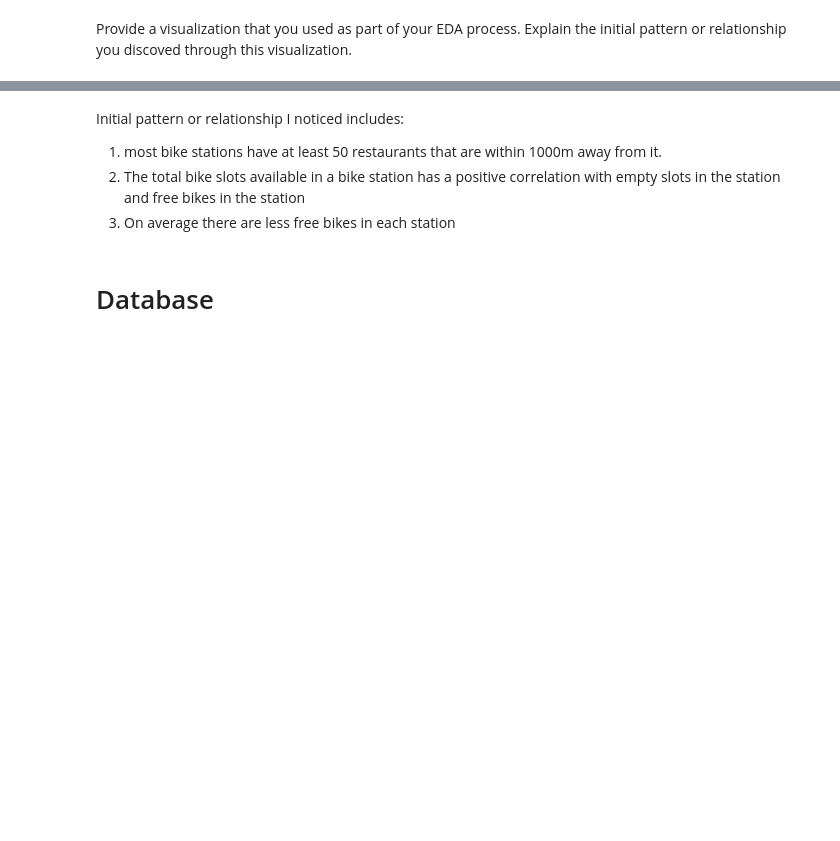
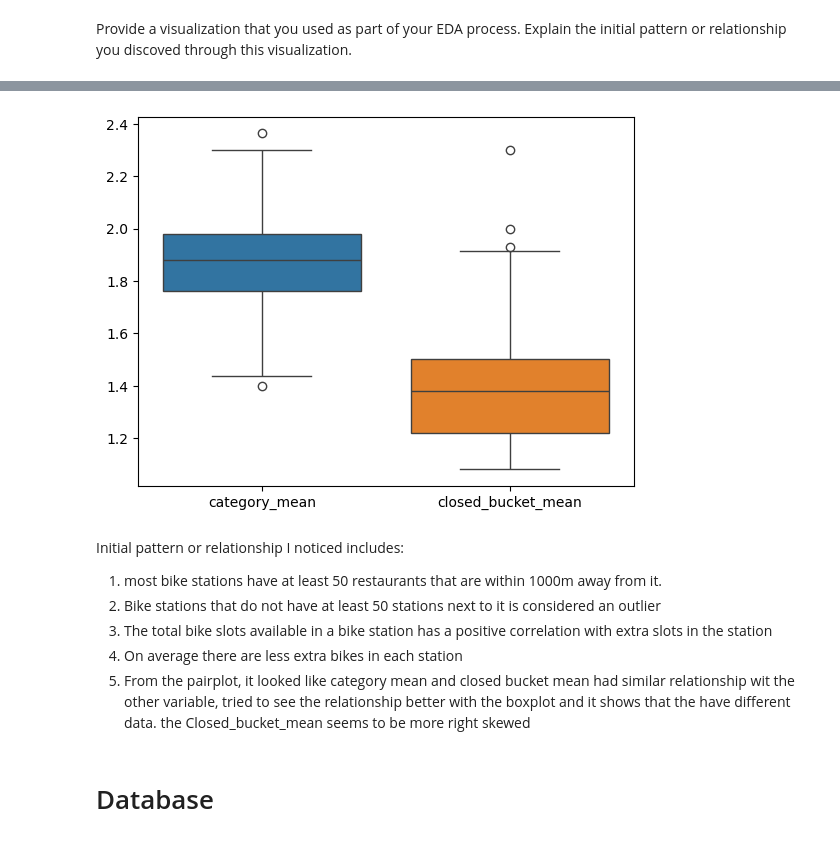
Before and after one commit to Bimpe2/Project-Statistical-Modeling-with-Python, a Jupyter notebook: notebooks/joining_data.ipynb, the cells around one changed output, grey strips where cells are left out. Saved outputs shown, nothing was run; the diff lists cells and outputs as text; code cells hidden in the pictures; blank space fills up the shorter version.

```diff
--- a/notebooks/joining_data.ipynb
+++ b/notebooks/joining_data.ipynb
@@ -67,10 +114,17 @@ sns.pairplot(df_join_eda)
+# %%
+category_bucket = df_join_eda[['category_mean', 'closed_bucket_mean']]
+box_plot = sns.boxplot(data=category_bucket)
+# %% [output]
+[figure, added]
 # %%
 df_join.to_csv('bikes_foursquare_join.csv', index=False)
 # %% [markdown]
 Initial pattern or relationship I noticed includes:
 1. most bike stations have at least 50 restaurants that are within 1000m away from it.
-2. The total bike slots available in a bike station has a positive correlation with empty slots in the station and free bikes in the station
-3. On average there are less free bikes in each station
+2. Bike stations that do not have at least 50 stations next to it is considered an outlier
+3. The total bike slots available in a bike station has a positive correlation with extra slots in the station
+4. On average there are less extra bikes in each station
+5. From the pairplot, it looked like category mean and closed bucket mean had similar relationship wit the other variable, tried to see the relationship better with the boxplot and it shows that the have different data. the Closed_bucket_mean seems to be more right skewed
 # %% [markdown]
 # Database
 # %% [markdown]
```
Also changed, not shown: parts of 14 cells of this notebook, 8 other files.
